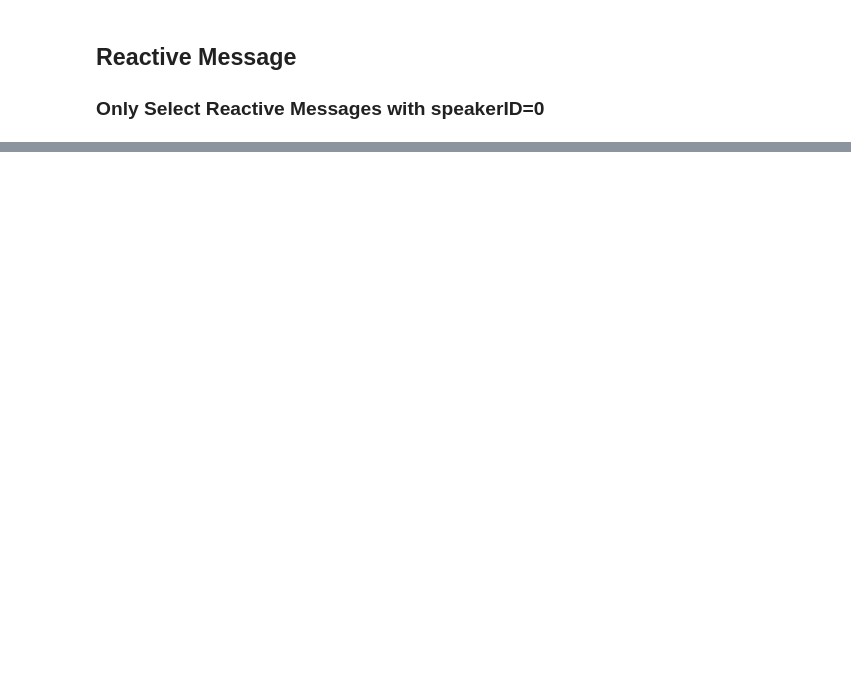
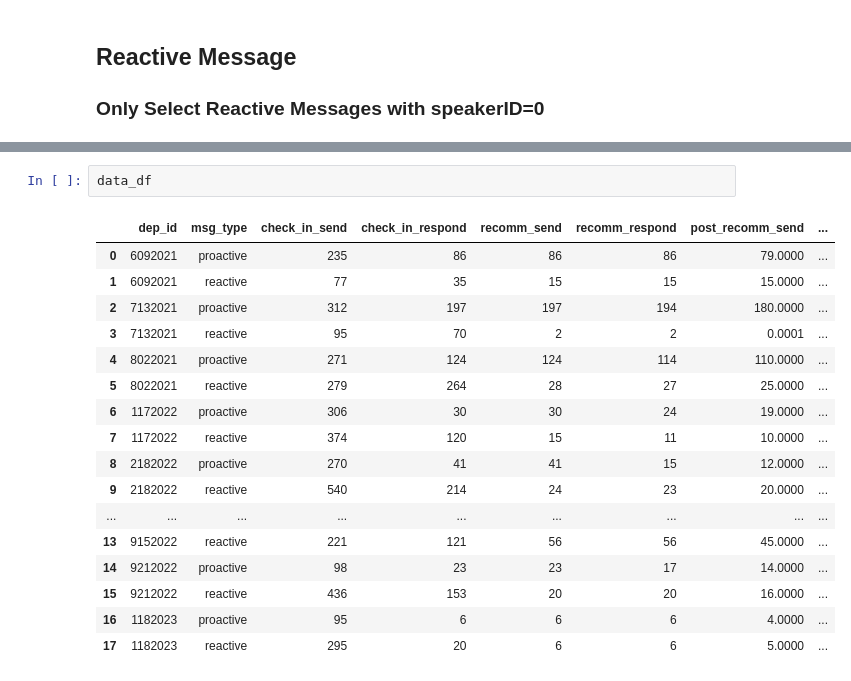
Before and after one commit to peter-peng-w/PCR_DataMining, a Jupyter notebook: compute_recomm_modeling_all.ipynb, the cells around one changed output, grey strips where cells are left out. Drawn from its saved outputs; the diff is of its cells as text; blank space fills up the shorter version.

```diff
--- a/compute_recomm_modeling_all.ipynb
+++ b/compute_recomm_modeling_all.ipynb
@@ -707,0 +880,20 @@ with open(reactive_speakerID_0_timestamp_file_path, 'w') as f_out:
+# %%
+data_df
+# %% [output]
+|  | dep_id | msg_type | check_in_send | check_in_respond | recomm_send | recomm_respond | post_recomm_send | ... |
+| 0 | 6092021 | proactive | 235 | 86 | 86 | 86 | 79.0000 | ... |
+| 1 | 6092021 | reactive | 77 | 35 | 15 | 15 | 15.0000 | ... |
+| 2 | 7132021 | proactive | 312 | 197 | 197 | 194 | 180.0000 | ... |
+| 3 | 7132021 | reactive | 95 | 70 | 2 | 2 | 0.0001 | ... |
+| 4 | 8022021 | proactive | 271 | 124 | 124 | 114 | 110.0000 | ... |
+| 5 | 8022021 | reactive | 279 | 264 | 28 | 27 | 25.0000 | ... |
+| 6 | 1172022 | proactive | 306 | 30 | 30 | 24 | 19.0000 | ... |
+| 7 | 1172022 | reactive | 374 | 120 | 15 | 11 | 10.0000 | ... |
+| 8 | 2182022 | proactive | 270 | 41 | 41 | 15 | 12.0000 | ... |
+| 9 | 2182022 | reactive | 540 | 214 | 24 | 23 | 20.0000 | ... |
+| ... | ... | ... | ... | ... | ... | ... | ... | ... |
+| 13 | 9152022 | reactive | 221 | 121 | 56 | 56 | 45.0000 | ... |
+| 14 | 9212022 | proactive | 98 | 23 | 23 | 17 | 14.0000 | ... |
+| 15 | 9212022 | reactive | 436 | 153 | 20 | 20 | 16.0000 | ... |
+| 16 | 1182023 | proactive | 95 | 6 | 6 | 6 | 4.0000 | ... |
+| 17 | 1182023 | reactive | 295 | 20 | 6 | 6 | 5.0000 | ... |
```
Also changed, not shown: parts of 31 cells of this notebook.
